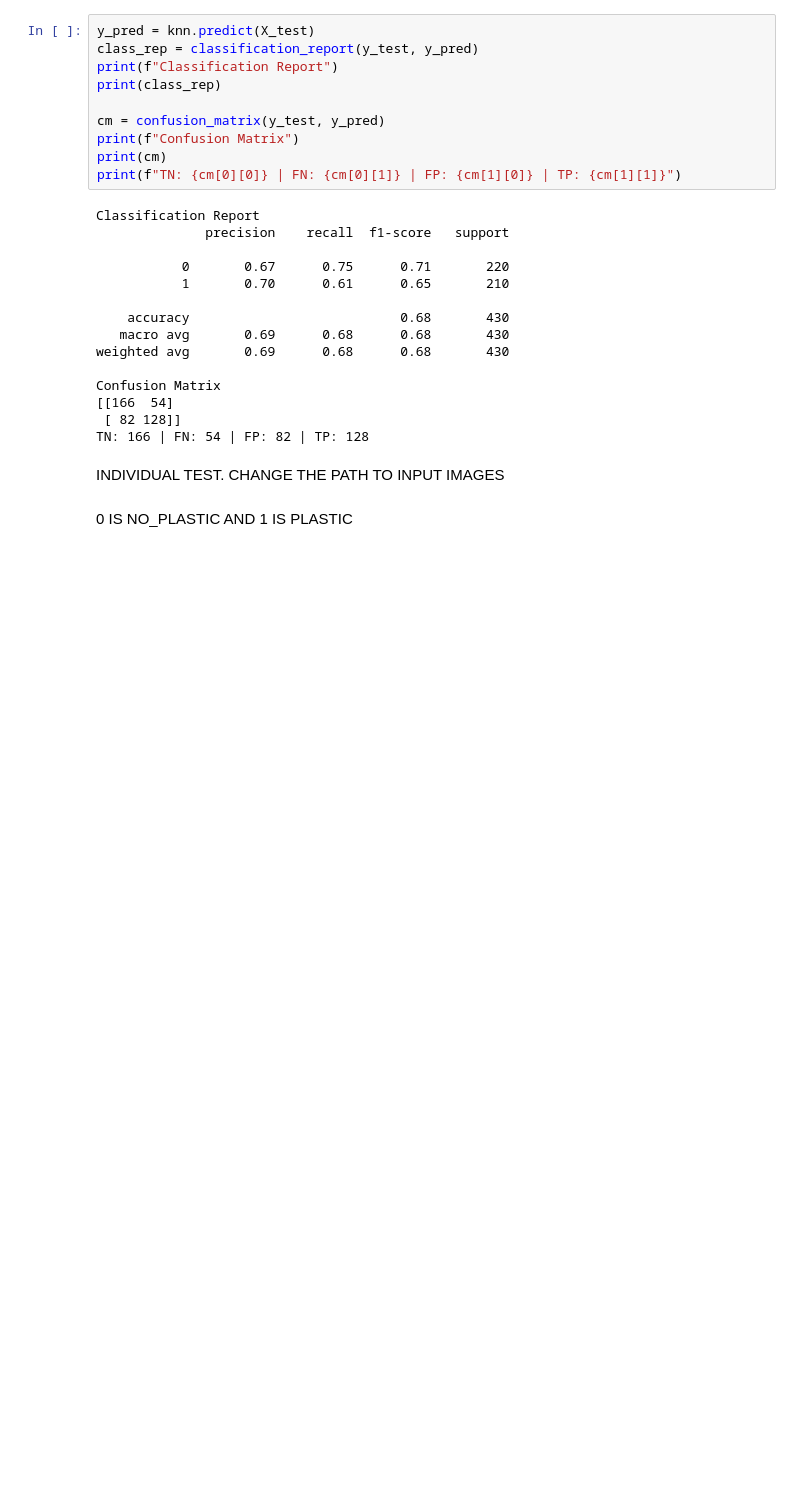
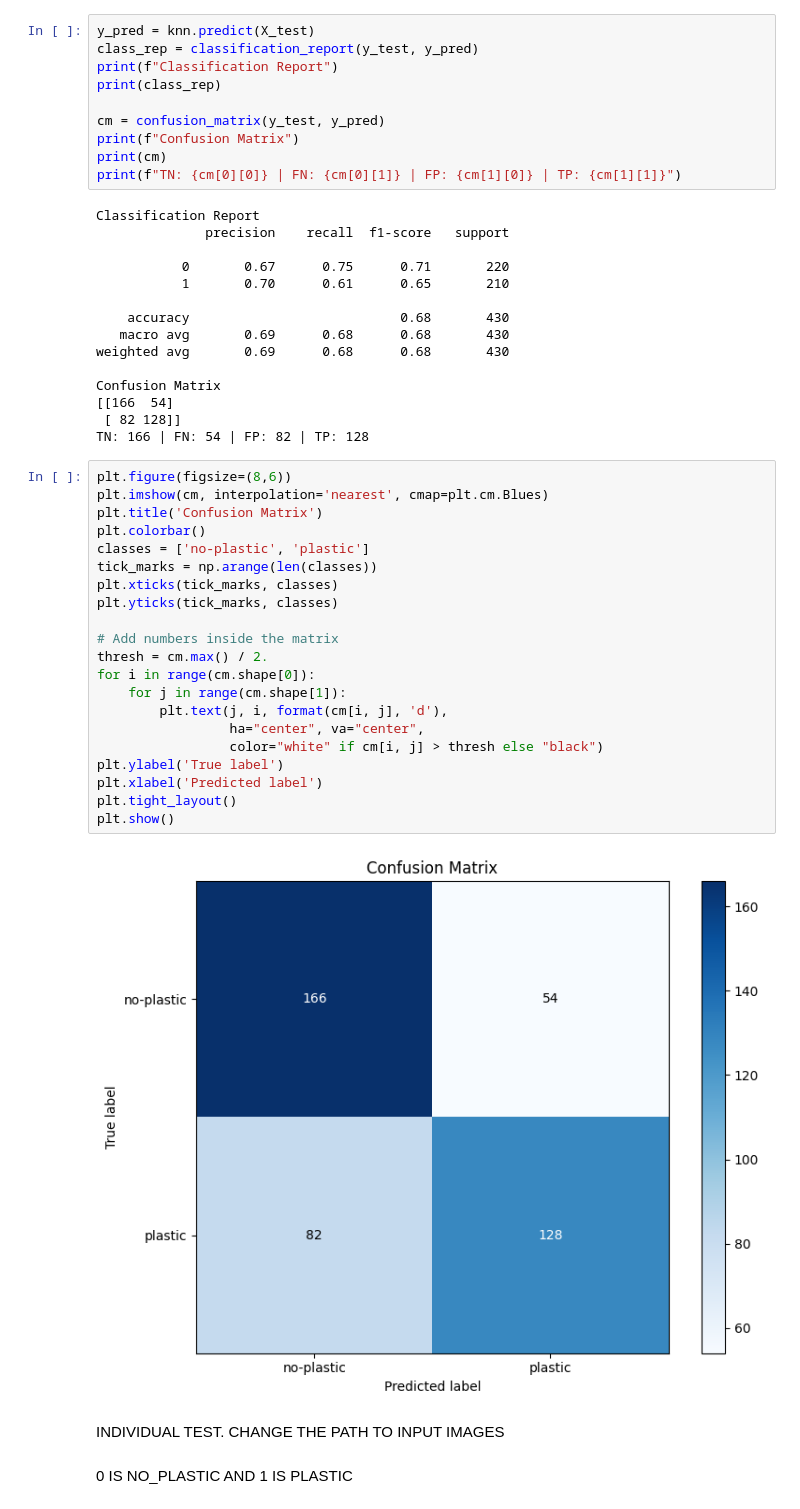
Before and after one commit to TCC-Monitoramento-Marinho-de-Plasticos/machine-learning, a Jupyter notebook: knn-v1/knn.ipynb, the cells around one changed output. Drawn from its saved outputs; the diff is of its cells as text; blank space fills up the shorter version.

```diff
--- a/knn-v1/knn.ipynb
+++ b/knn-v1/knn.ipynb
@@ -68,6 +68,29 @@ Confusion Matrix
 [[166  54]
  [ 82 128]]
 TN: 166 | FN: 54 | FP: 82 | TP: 128
+# %%
+plt.figure(figsize=(8,6))
+plt.imshow(cm, interpolation='nearest', cmap=plt.cm.Blues)
+plt.title('Confusion Matrix')
+plt.colorbar()
+classes = ['no-plastic', 'plastic']
+tick_marks = np.arange(len(classes))
+plt.xticks(tick_marks, classes)
+plt.yticks(tick_marks, classes)
+
+# Add numbers inside the matrix
+thresh = cm.max() / 2.
+for i in range(cm.shape[0]):
+    for j in range(cm.shape[1]):
+        plt.text(j, i, format(cm[i, j], 'd'),
+                 ha="center", va="center",
+                 color="white" if cm[i, j] > thresh else "black")
+plt.ylabel('True label')
+plt.xlabel('Predicted label')
+plt.tight_layout()
+plt.show()
+# %% [output]
+[figure, added]
 # %% [markdown]
 INDIVIDUAL TEST. CHANGE THE PATH TO INPUT IMAGES
 # %% [markdown]
```
Also changed, not shown: 19 other files.
